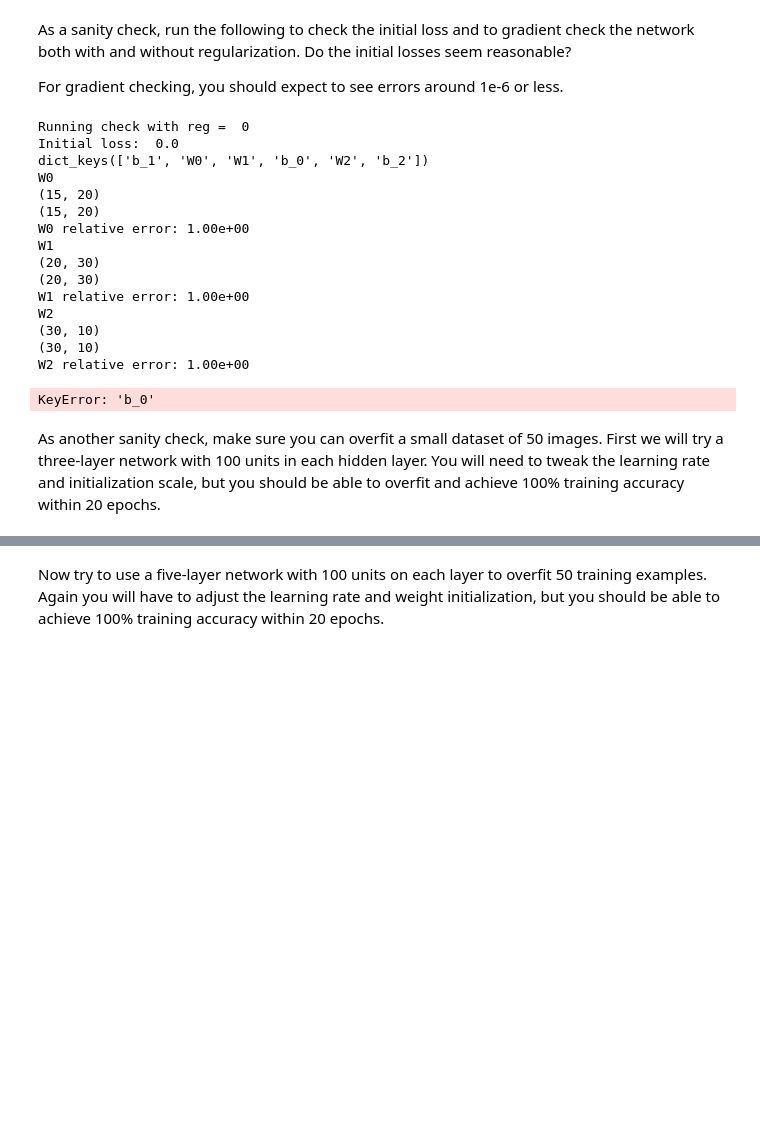
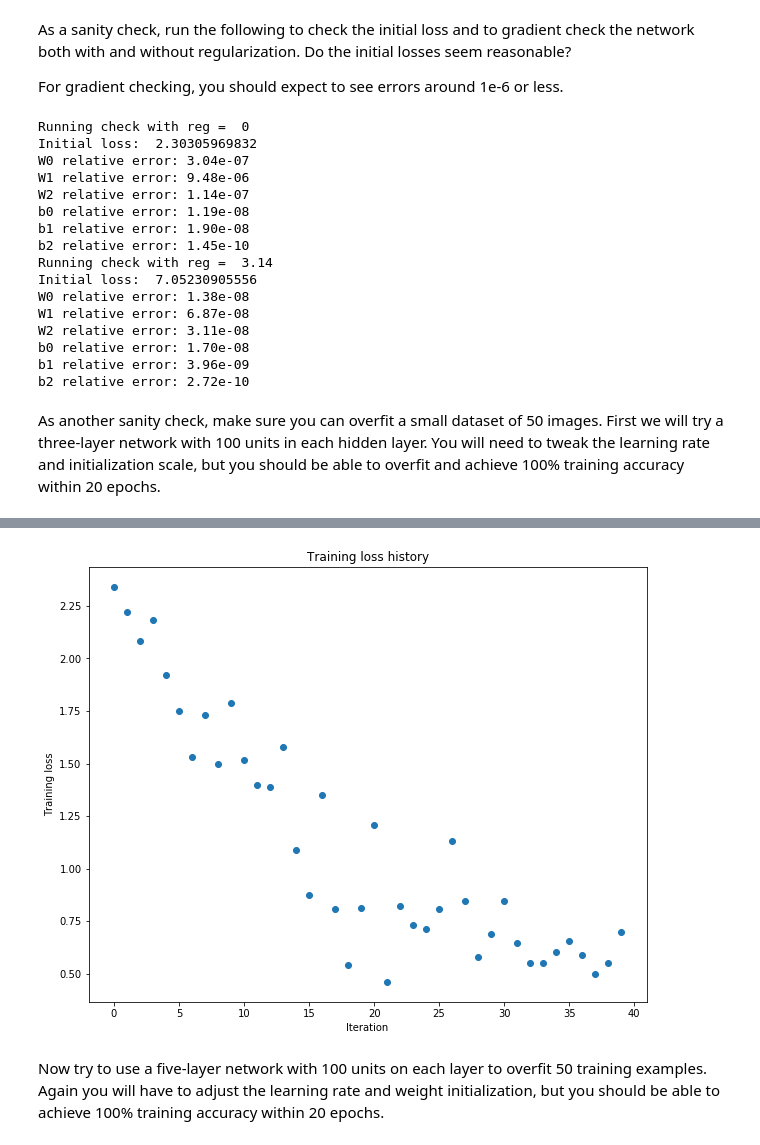
Before and after one commit to aashudwivedi/cs231n, a Jupyter notebook: assignment2/FullyConnectedNets.ipynb, the cells around one changed output, grey strips where cells are left out. Saved outputs shown, nothing was run; the diff lists cells and outputs as text; code cells hidden in the pictures; blank space fills up the shorter version.

```diff
--- a/assignment2/FullyConnectedNets.ipynb
+++ b/assignment2/FullyConnectedNets.ipynb
@@ -402,31 +402,27 @@ for reg in [0, 3.14]:
   loss, grads = model.loss(X, y)
   print('Initial loss: ', loss)
 
-  print(grads.keys())
   for name in sorted(grads):
     f = lambda _: model.loss(X, y)[0]
     grad_num = eval_numerical_gradient(f, model.params[name], verbose=False, h=1e-5)
-    print(name)
-    print(grad_num.shape)
-    print(grads[name].shape)
     print('%s relative error: %.2e' % (name, rel_error(grad_num, grads[name])))
 # %% [output]
 Running check with reg =  0
-Initial loss:  0.0
-dict_keys(['b_1', 'W0', 'W1', 'b_0', 'W2', 'b_2'])
-W0
-(15, 20)
-(15, 20)
-W0 relative error: 1.00e+00
-W1
-(20, 30)
-(20, 30)
-W1 relative error: 1.00e+00
-W2
-(30, 10)
-(30, 10)
-W2 relative error: 1.00e+00
+Initial loss:  2.30305969832
+W0 relative error: 3.04e-07
+W1 relative error: 9.48e-06
+W2 relative error: 1.14e-07
+b0 relative error: 1.19e-08
+b1 relative error: 1.90e-08
+b2 relative error: 1.45e-10
+Running check with reg =  3.14
+Initial loss:  7.05230905556
+W0 relative error: 1.38e-08
+W1 relative error: 6.87e-08
+W2 relative error: 3.11e-08
+b0 relative error: 1.70e-08
+b1 relative error: 3.96e-09
+b2 relative error: 2.72e-10
-KeyError: 'b_0'
 # %% [markdown]
 As another sanity check, make sure you can overfit a small dataset of 50 images. First we will try a three-layer network with 100 units in each hidden layer. You will need to tweak the learning rate and initialization scale, but you should be able to overfit and achieve 100% training accuracy within 20 epochs.
 # %%
@@ -441,7 +437,7 @@ small_data = {
 }
 
 weight_scale = 1e-2
-learning_rate = 1e-4
+learning_rate = 1e-2
 model = FullyConnectedNet([100, 100],
               weight_scale=weight_scale, dtype=np.float64)
 solver = Solver(model, small_data,
@@ -463,3 +475,4 @@ KeyError: 'W0'
+[figure, added]
 # %% [markdown]
 Now try to use a five-layer network with 100 units on each layer to overfit 50 training examples. Again you will have to adjust the learning rate and weight initialization, but you should be able to achieve 100% training accuracy within 20 epochs.
 # %%
```
Also changed, not shown: parts of 2 cells of this notebook.
